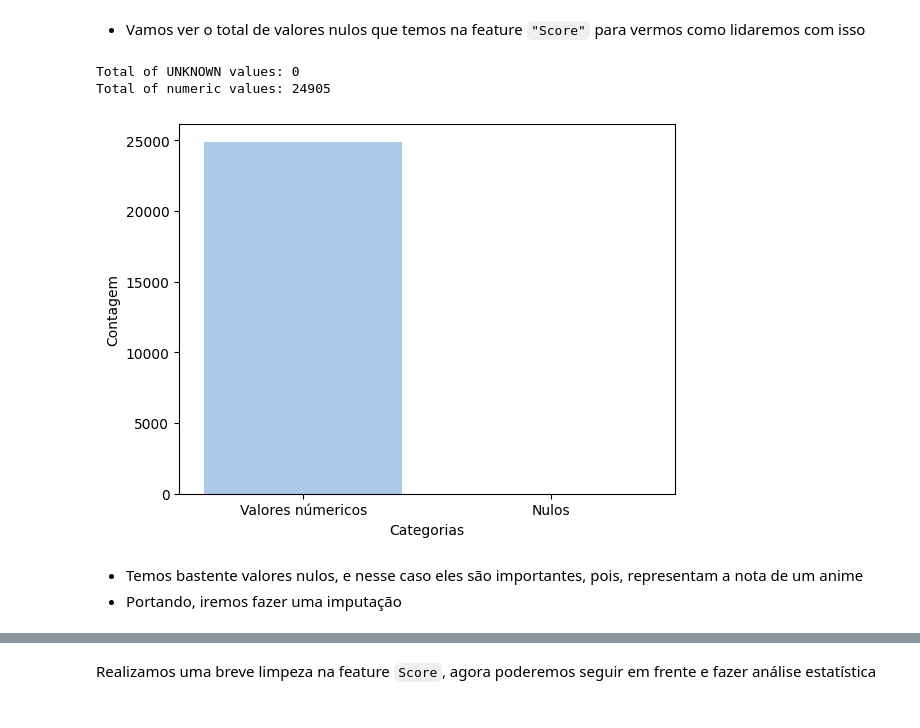
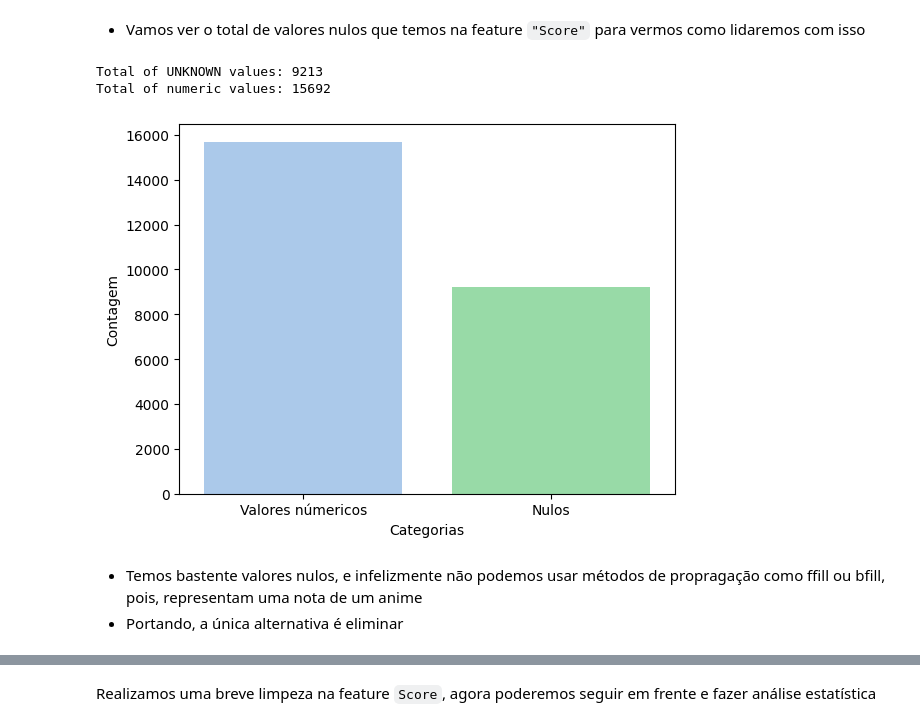
Before and after one commit to guievbs/anime-insights, a Jupyter notebook: notebooks/analise.ipynb, the cells around one changed output, grey strips where cells are left out. Drawn from its saved outputs; the diff is of its cells as text; code cells hidden in the pictures.

```diff
--- a/notebooks/analise.ipynb
+++ b/notebooks/analise.ipynb
@@ -151,7 +121,5 @@ df
 # %%
-cols = ['anime_id', 'Score', 'Episodes', 'Name', 'Type', 'Studios', 'Rating', 'Rank', 'Popularity', 'Scored By','Favorites']
+cols = df.columns
 
 for c in cols:
     df[c] = df[c].replace('UNKNOWN', np.nan)
-    nulos = df[c].isnull().sum()
-    print(f'Total de valores nulos em {c}: {nulos}')
@@ -175,4 +130,4 @@ df['Score'] = df['Score'].astype('float')
 df['Scored By'] = df['Scored By'].astype('float')
 df['Episodes'] = df['Episodes'].astype('float')
 df['Rank'] = df['Rank'].astype('float')
-#df['Genres'] = df['Genres'].astype('str')
+df['Genres'] = df['Genres'].astype('str')
@@ -263,28 +272,28 @@ plt.show();
 # %% [markdown]
 - Vamos ver o total de valores nulos que temos na feature `"Score"` para vermos como lidaremos com isso
 # %%
-unknown_values = (df['Score'] == 'UNKNOWN').sum()
-score_numbers = (df['Score'] != 'UNKNOWN').sum()
-print(f"Total of UNKNOWN values: {unknown_values}")
+nan_values = df['Score'].isna().sum()
+score_numbers = df['Score'].notna().sum()
+print(f"Total of UNKNOWN values: {nan_values}")
 print(f"Total of numeric values: {score_numbers}")
 # %% [output]
-Total of UNKNOWN values: 0
-Total of numeric values: 24905
+Total of UNKNOWN values: 9213
+Total of numeric values: 15692
 # %%
 categorias = ['Valores númericos', 'Nulos']
-valores = [score_numbers, unknown_values]
+valores = [score_numbers, nan_values]
 
 # Criação do barplot
 sns.barplot(x=categorias, y=valores, palette='pastel6')
 
 # Adiciona rótulos aos eixos
 plt.xlabel('Categorias')
 plt.ylabel('Contagem')
 plt.show()
 # %% [output]
-[figure, old version]
+[figure, new version]
 # %% [markdown]
-- Temos bastente valores nulos, e nesse caso eles são importantes, pois, representam a nota de um anime
-- Portando, iremos fazer uma imputação
+- Temos bastente valores nulos, e infelizmente não podemos usar métodos de propragação como ffill ou bfill, pois, representam uma nota de um anime
+- Portando, a única alternativa é eliminar
 # %%
 # Filtro que separa os elementos nulos
```
Also changed, not shown: parts of 23 cells of this notebook.
